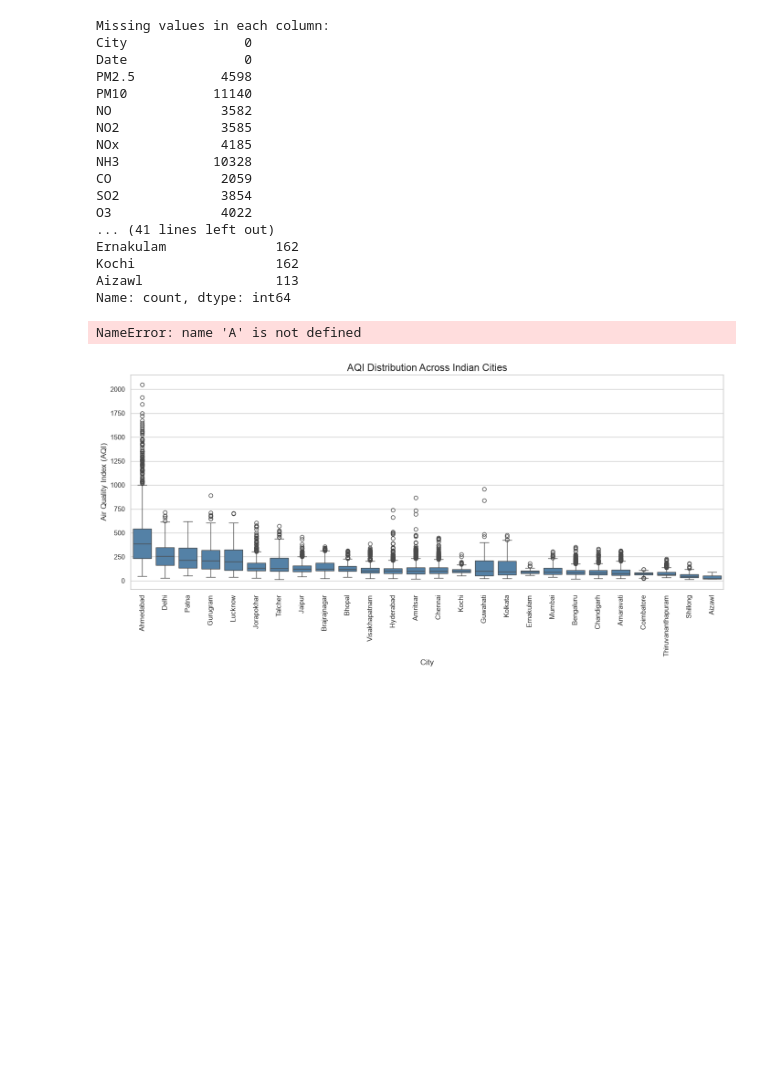
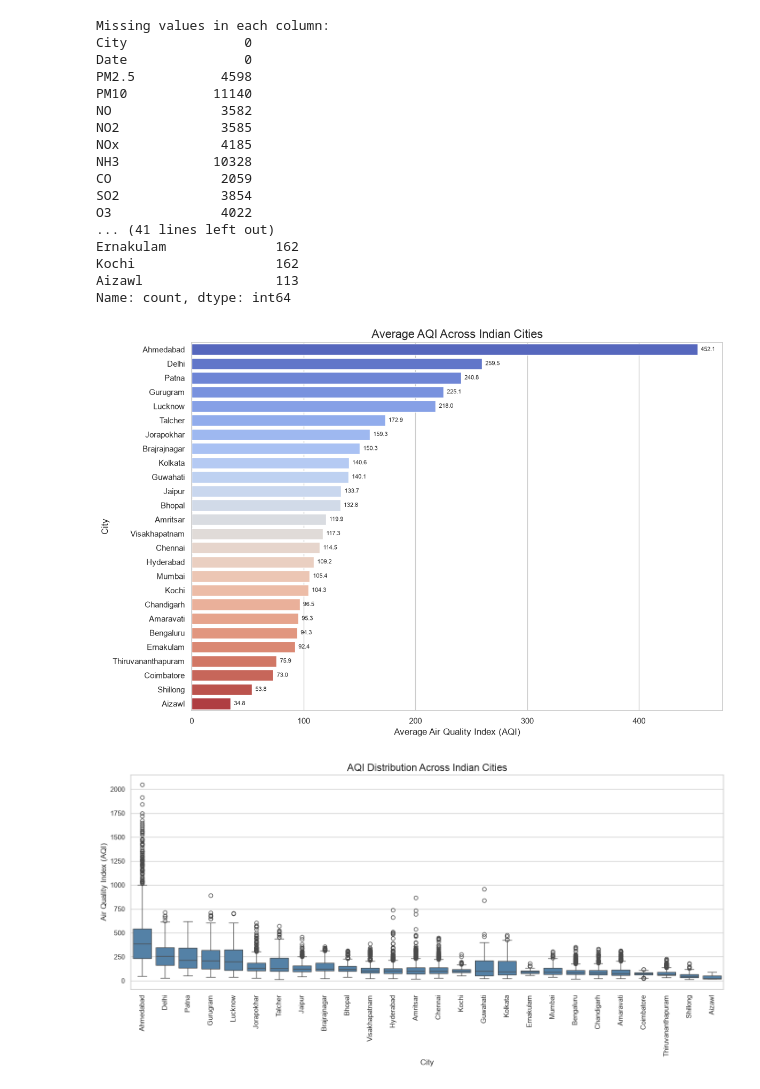
Before and after one commit to AnuragDe-cloud/AirScope---Data-Visualization, a Jupyter notebook: AirScope_Data.ipynb, the cells around one changed output. Cells and saved outputs as stored; diff of their text form; code cells hidden in the pictures; blank space fills up the shorter version.

Commit message:
removed the A from the bar plot and corrected the code

```diff
--- a/AirScope_Data.ipynb
+++ b/AirScope_Data.ipynb
@@ -146,34 +146,34 @@ Kochi                  162
 Aizawl                 113
 Name: count, dtype: int64
 # %%
-A#BAR PLOTTING AVERAGE AQI ACROSS CITIES
+#BAR PLOTTING AVERAGE AQI ACROSS CITIES
 city_aqi = (
     df.groupby("City")["AQI"]
     .mean()
     .dropna()
     .sort_values(ascending=False)
 )
 
 plt.figure(figsize=(12, 8))
 
 ax = sns.barplot(
     x=city_aqi.values,
     y=city_aqi.index,
     hue=city_aqi.index,
     palette="coolwarm",
     legend=False
 )
 
 for i, value in enumerate(city_aqi.values):
     ax.text(value + 3, i, f"{value:.1f}", va="center", fontsize=8)
 
 plt.title("Average AQI Across Indian Cities", fontsize=16)
 plt.xlabel("Average Air Quality Index (AQI)")
 plt.ylabel("City")
 plt.tight_layout()
 plt.show()
 # %% [output]
-NameError: name 'A' is not defined
+[figure, added]
 # %%
 #BOX PLOTTING :)
 plt.figure(figsize=(14, 7))
```
Also changed, not shown: parts of 1 cell of this notebook.
